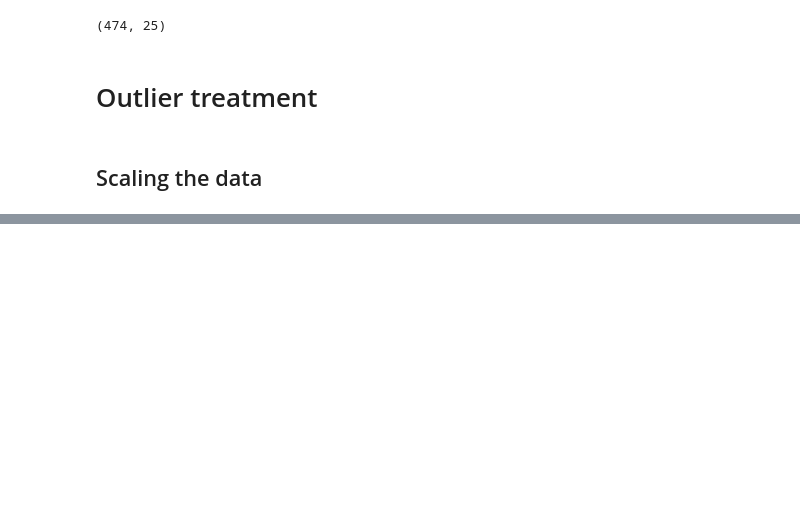
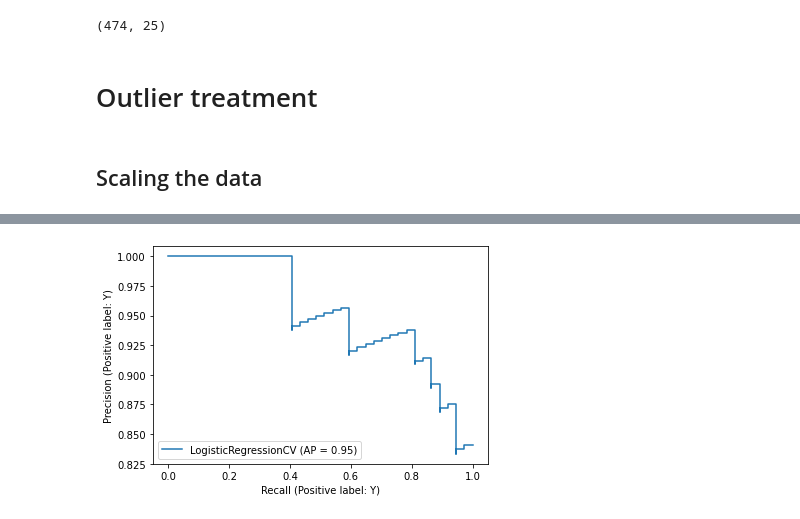
Before and after one commit to proton029/InternshipDataScience_banking, a Jupyter notebook: Data_Analytics.ipynb, the cells around one changed output, grey strips where cells are left out. Saved outputs shown, nothing was run; the diff lists cells and outputs as text; code cells hidden in the pictures; blank space fills up the shorter version.

```diff
--- a/Data_Analytics.ipynb
+++ b/Data_Analytics.ipynb
@@ -967,0 +1046,5 @@ df2.head()
+# %%
+from sklearn.metrics import plot_precision_recall_curve,plot_roc_curve
+plot_precision_recall_curve(logModel,X_test_scaled,y_test);
+# %% [output]
+[figure, added]
```
Also changed, not shown: parts of 84 cells of this notebook.
